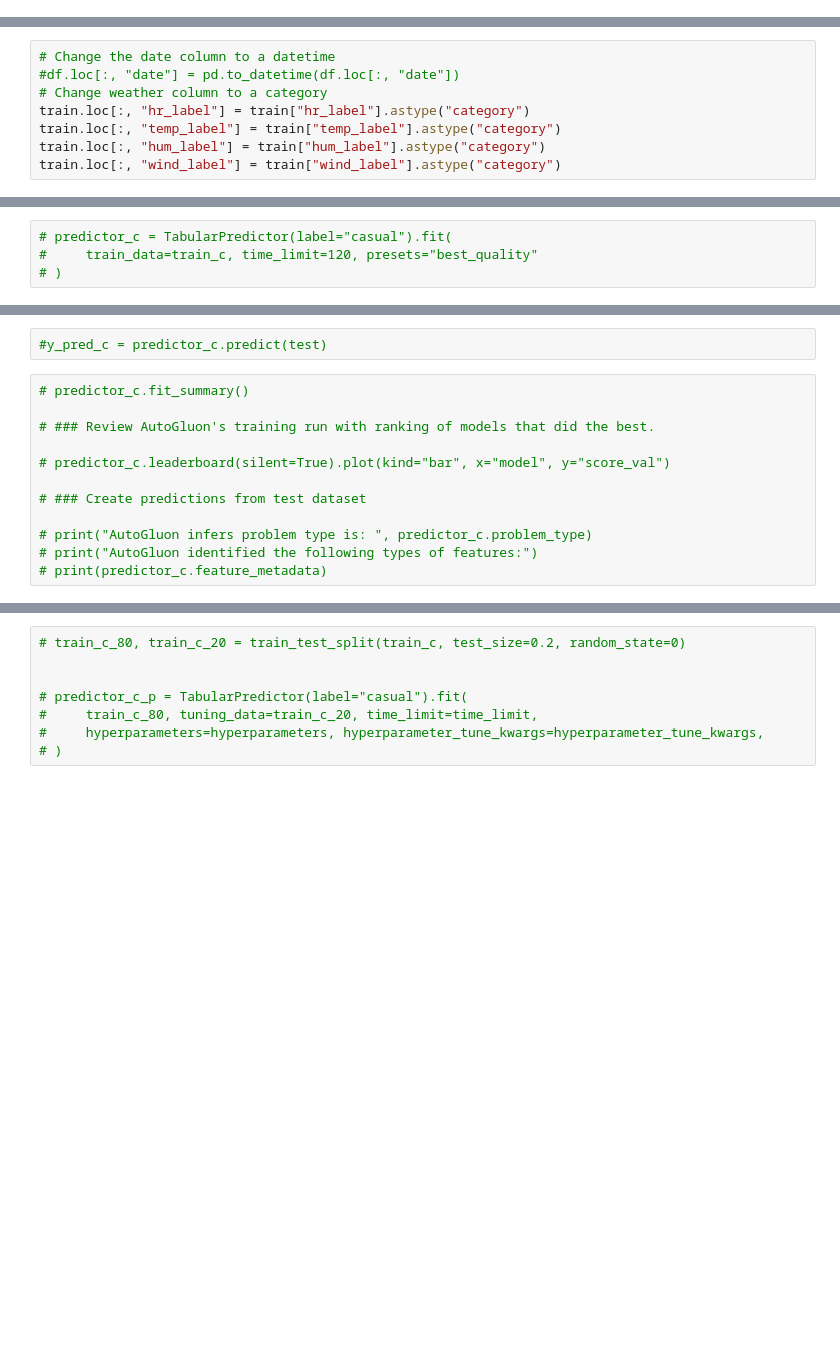
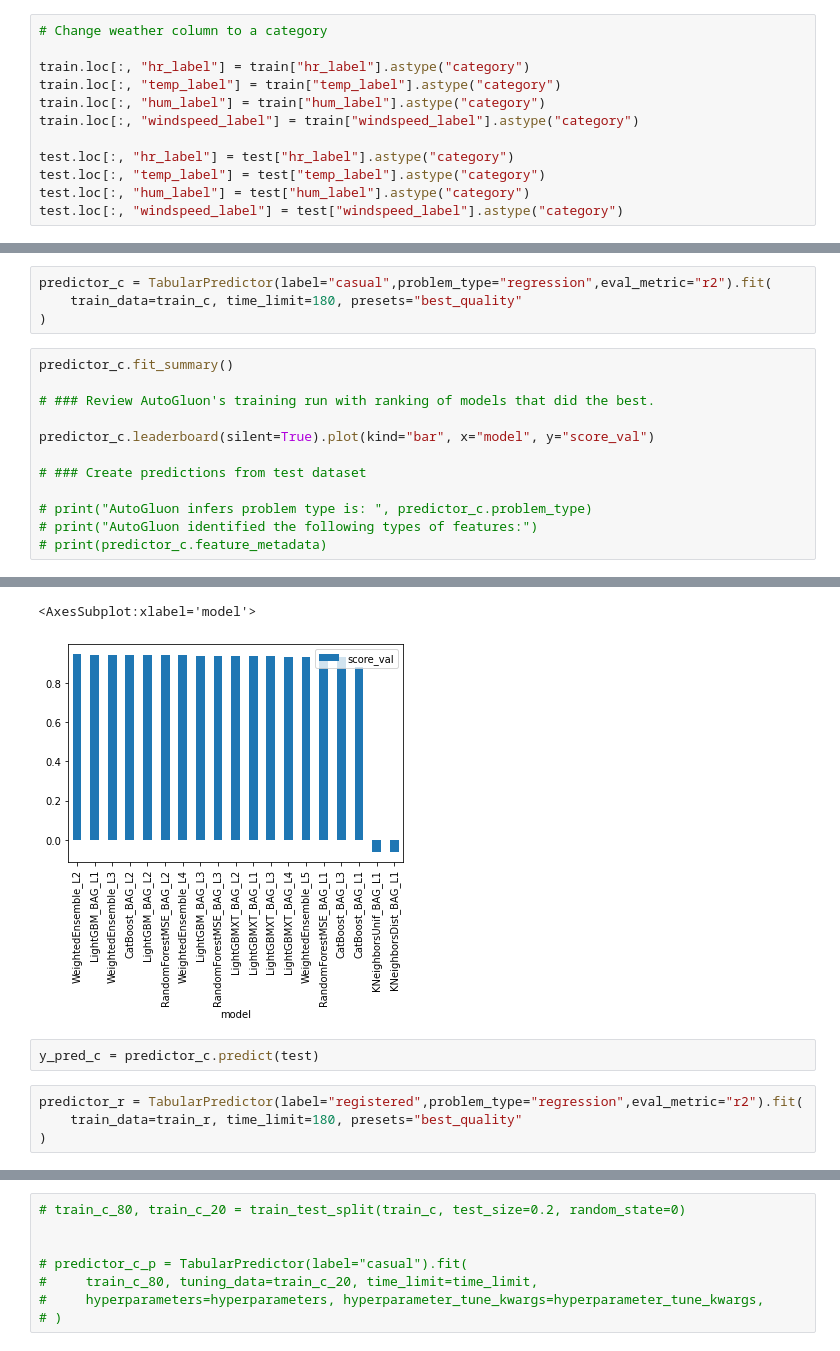
Before and after one commit to kanericmaws/cd0385-project-starter, a Jupyter notebook: project/p01-filled.ipynb, the cells around one changed output, grey strips where cells are left out. Saved outputs shown, nothing was run; the diff lists cells and outputs as text; blank space fills up the shorter version.

```diff
--- a/project/p01-filled.ipynb
+++ b/project/p01-filled.ipynb
@@ -158,0 +217,12 @@ test[test['wind_label'] <= 0]
+# %%
+# Change weather column to a category
+
+train.loc[:, "hr_label"] = train["hr_label"].astype("category")
+train.loc[:, "temp_label"] = train["temp_label"].astype("category")
+train.loc[:, "hum_label"] = train["hum_label"].astype("category")
+train.loc[:, "windspeed_label"] = train["windspeed_label"].astype("category")
+
+test.loc[:, "hr_label"] = test["hr_label"].astype("category")
+test.loc[:, "temp_label"] = test["temp_label"].astype("category")
+test.loc[:, "hum_label"] = test["hum_label"].astype("category")
+test.loc[:, "windspeed_label"] = test["windspeed_label"].astype("category")
@@ -179,8 +233,0 @@ memory usage: 2.0+ MB
-# %%
-# Change the date column to a datetime
-#df.loc[:, "date"] = pd.to_datetime(df.loc[:, "date"])
-# Change weather column to a category
-train.loc[:, "hr_label"] = train["hr_label"].astype("category")
-train.loc[:, "temp_label"] = train["temp_label"].astype("category")
-train.loc[:, "hum_label"] = train["hum_label"].astype("category")
-train.loc[:, "wind_label"] = train["wind_label"].astype("category")
@@ -368,4 +420,17 @@ memory usage: 837.7 KB
 # %%
-# predictor_c = TabularPredictor(label="casual").fit(
-#     train_data=train_c, time_limit=120, presets="best_quality"
-# )
+predictor_c = TabularPredictor(label="casual",problem_type="regression",eval_metric="r2").fit(
+    train_data=train_c, time_limit=180, presets="best_quality"
+)
+# %%
+predictor_c.fit_summary()
+
+# ### Review AutoGluon's training run with ranking of models that did the best.
+
+predictor_c.leaderboard(silent=True).plot(kind="bar", x="model", y="score_val")
+
+# ### Create predictions from test dataset
+
+# print("AutoGluon infers problem type is: ", predictor_c.problem_type)
+# print("AutoGluon identified the following types of features:")
+# print(predictor_c.feature_metadata)
+# %% [output]
@@ -372,14 +454,8 @@ memory usage: 837.7 KB
+<AxesSubplot:xlabel='model'>
+[figure, added]
 # %%
-#y_pred_c = predictor_c.predict(test)
+y_pred_c = predictor_c.predict(test)
-# %%
-# predictor_c.fit_summary()
-
-# ### Review AutoGluon's training run with ranking of models that did the best.
-
-# predictor_c.leaderboard(silent=True).plot(kind="bar", x="model", y="score_val")
-
-# ### Create predictions from test dataset
-
-# print("AutoGluon infers problem type is: ", predictor_c.problem_type)
-# print("AutoGluon identified the following types of features:")
-# print(predictor_c.feature_metadata)
+# %%
+predictor_r = TabularPredictor(label="registered",problem_type="regression",eval_metric="r2").fit(
+    train_data=train_r, time_limit=180, presets="best_quality"
+)
```
Also changed, not shown: parts of 67 cells of this notebook, 2 other files.
